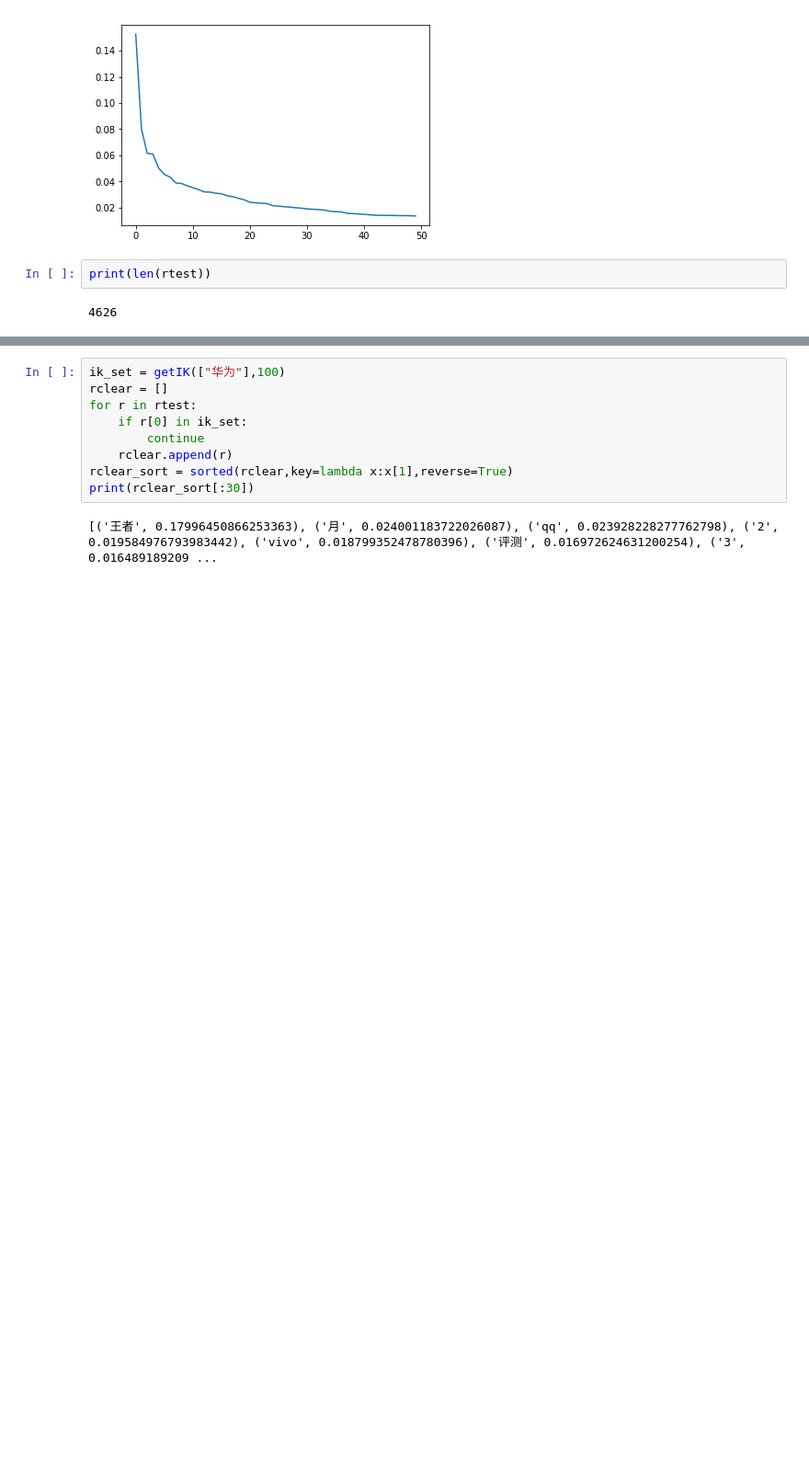
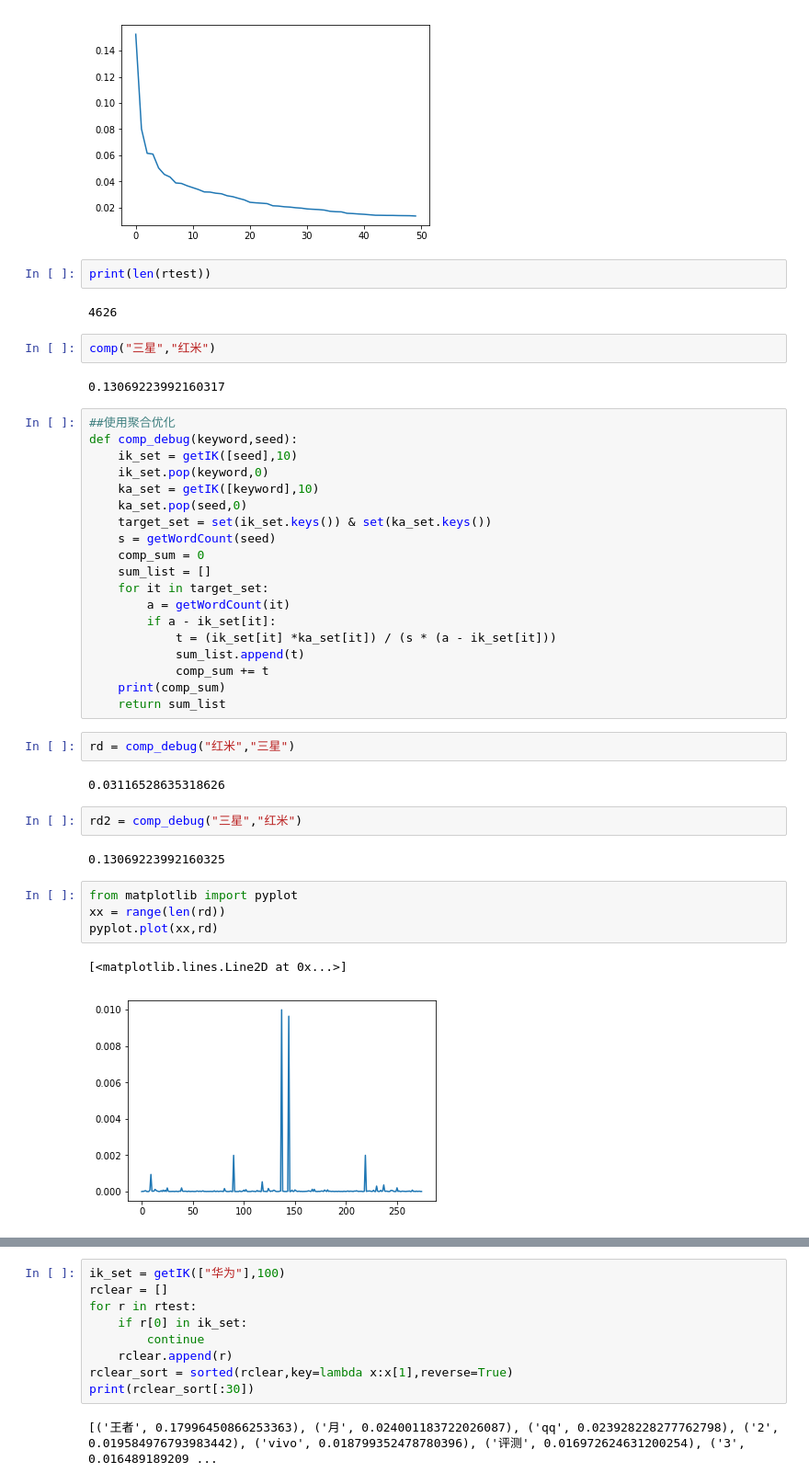
Before and after one commit to voidliududu/compKey, a Jupyter notebook: dataprocess.ipynb, the cells around one changed output, grey strips where cells are left out. Shown at 92% size. Saved outputs shown, nothing was run; the diff lists cells and outputs as text; blank space fills up the shorter version.

```diff
--- a/dataprocess.ipynb
+++ b/dataprocess.ipynb
@@ -518,3 +495,41 @@ pyplot.plot(xx[:50],yy[:50])
 print(len(rtest))
 # %% [output]
 4626
+# %%
+comp("三星","红米")
+# %% [output]
+0.13069223992160317
+# %%
+##使用聚合优化
+def comp_debug(keyword,seed):
+    ik_set = getIK([seed],10)
+    ik_set.pop(keyword,0)
+    ka_set = getIK([keyword],10)
+    ka_set.pop(seed,0)
+    target_set = set(ik_set.keys()) & set(ka_set.keys())
+    s = getWordCount(seed)
+    comp_sum = 0
+    sum_list = []
+    for it in target_set:
+        a = getWordCount(it)
+        if a - ik_set[it]:
+            t = (ik_set[it] *ka_set[it]) / (s * (a - ik_set[it]))
+            sum_list.append(t)
+            comp_sum += t
+    print(comp_sum)
+    return sum_list
+# %%
+rd = comp_debug("红米","三星")
+# %% [output]
+0.03116528635318626
+# %%
+rd2 = comp_debug("三星","红米")
+# %% [output]
+0.13069223992160325
+# %%
+from matplotlib import pyplot
+xx = range(len(rd))
+pyplot.plot(xx,rd)
+# %% [output]
+[<matplotlib.lines.Line2D at 0x...>]
+[figure, added]
```
Also changed, not shown: parts of 28 cells of this notebook.
